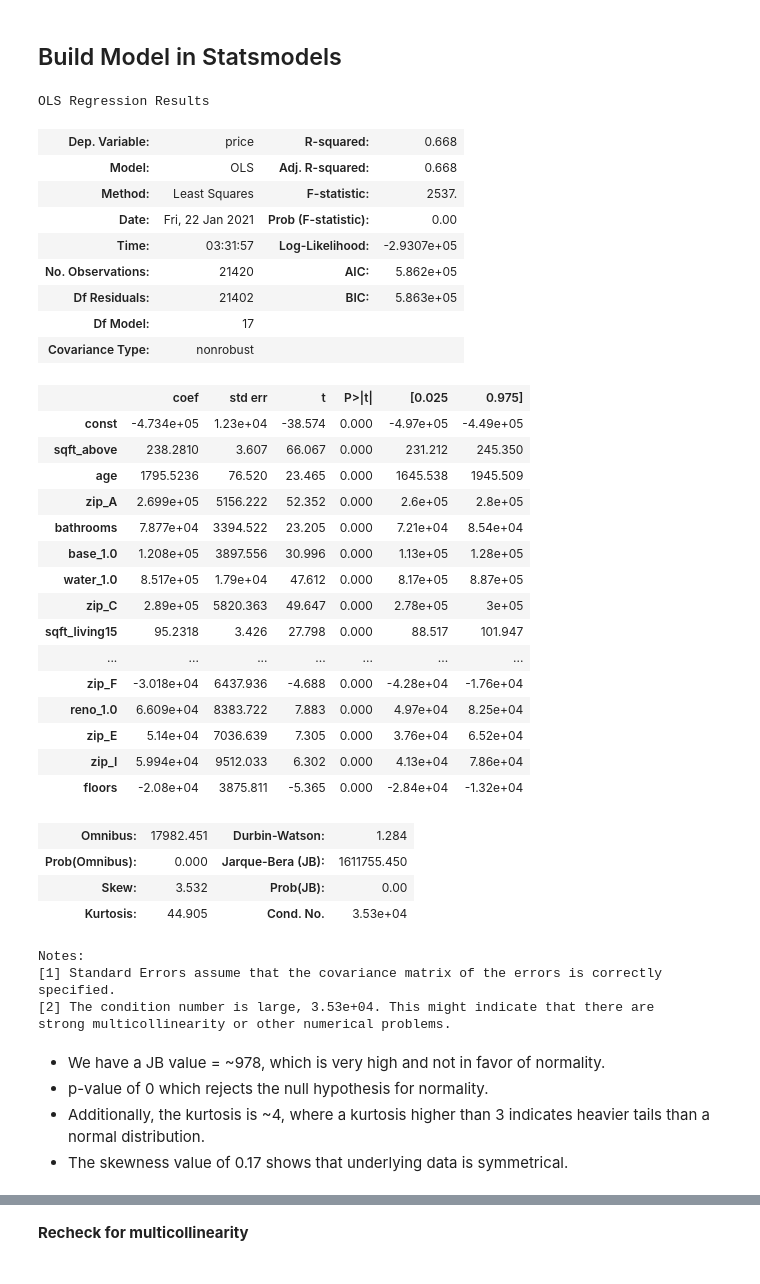
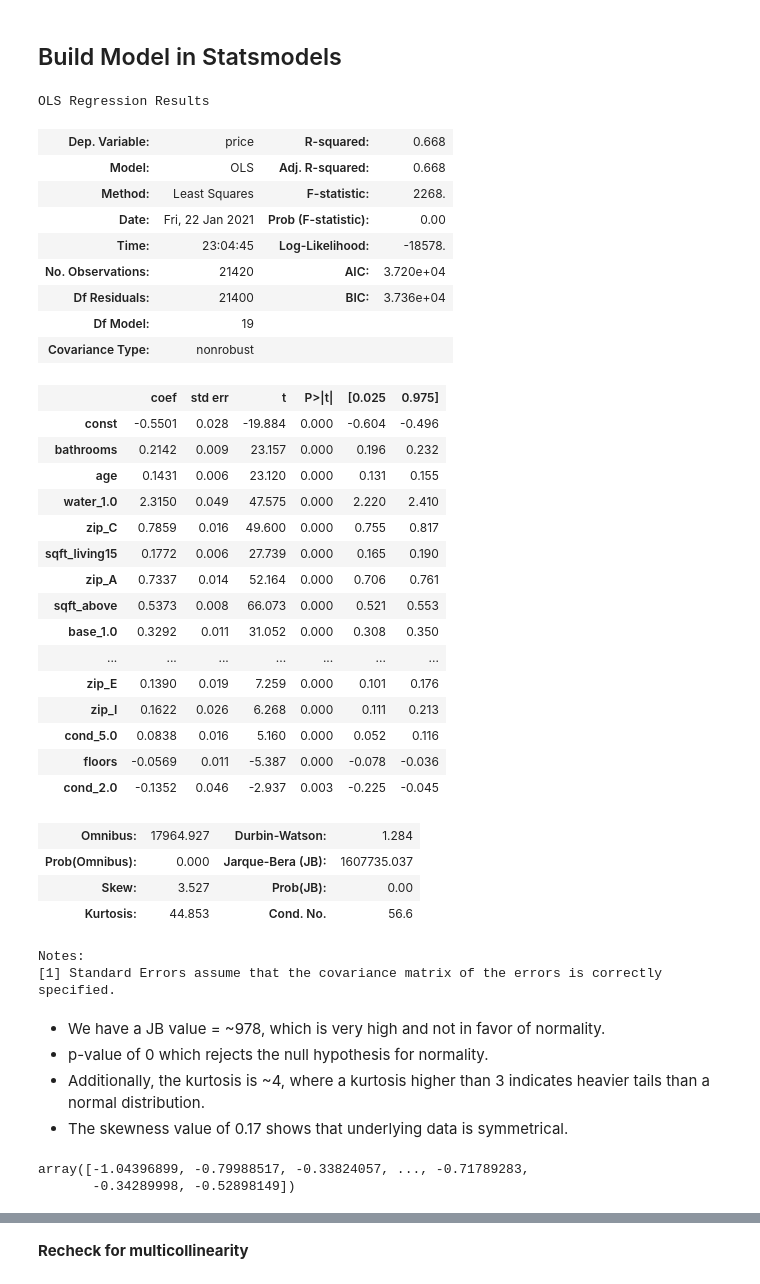
Before and after one commit to baotramduong/Portfolio_Project_Multivariate_Linear_Regression_King_County_Housing, a Jupyter notebook: Part II.A - Machine Learning.ipynb, the cells around one changed output, grey strips where cells are left out. Cells and saved outputs as stored; diff of their text form; code cells hidden in the pictures.

```diff
--- a/Part II.A - Machine Learning.ipynb
+++ b/Part II.A - Machine Learning.ipynb
@@ -42,0 +62,4 @@ Index(['price', 'price_log', 'sqft_above', 'sqft_above_log', 'sqft_lot',
+# %%
+clean.drop(['price', 'sqft_above', 'sqft_lot', 'sqft_living15', 'age'], axis = 1, inplace = True)
+# %%
+clean = pd.concat([clean, clean_continuous_norm], axis = 1)
@@ -45,9 +79,10 @@ Index(['price', 'price_log', 'sqft_above', 'sqft_above_log', 'sqft_lot',
 ## WITH ALL FEATURES (p_value < 0.05) INCLUDED
 # %%
-#including all log-transformed features without neighborhood information
-preprocessed = clean[['price', 'sqft_above', 'sqft_lot', 'sqft_living15', 'sqft_lot15',
-                      'age', 'bedrooms', 'bathrooms', 'floors', 'condition',
+#including all non-log-transformed features without neighborhood information
+preprocessed_A = clean[['price', 'sqft_above', 'sqft_lot', 'sqft_living15', 'sqft_lot15',
+                      'age', 'bedrooms', 'bathrooms', 'floors',
                       'water_1.0', 'base_1.0', 'reno_1.0',
+                      'cond_2.0', 'cond_3.0', 'cond_5.0',
                       'zip_A', 'zip_B', 'zip_C', 'zip_D', 'zip_E', 'zip_F', 'zip_G', 'zip_H', 'zip_I']]
 # %% [markdown]
 With the linear regression, you would interpret log transformed variables as a percentage change. Here’s a quick breakdown: (http://data-slinky.com/2016/09/06/log_trans.html)
@@ -62,6 +97,6 @@ preprocessed.shape
 # %%
-X = preprocessed.drop(['price'], axis=1)
-y = preprocessed['price']
+X = preprocessed_A.drop(['price'], axis = 1)
+y = preprocessed_A['price']
 # %% [markdown]
 ## Perform Stepwise Selection
 # %%
@@ -150,53 +183,64 @@ len(result)
 # %%
 #build initial model in statsmodels
 import statsmodels.api as sm
 
 #interecept is not included by default and should be added manually
 X_in = X[result]
 X_intercept = sm.add_constant(X_in)
 
 #estimation by ordinary least squares (OLS)
-model = sm.OLS(y, X_intercept).fit()
+model_A = sm.OLS(y, X_intercept).fit()
 
 #get summary
-model.summary()
+model_A.summary()
 # %% [output]
 OLS Regression Results
 | Dep. Variable: | price | R-squared: | 0.668 |
 | Model: | OLS | Adj. R-squared: | 0.668 |
-| Method: | Least Squares | F-statistic: | 2537. |
+| Method: | Least Squares | F-statistic: | 2268. |
 | Date: | Fri, 22 Jan 2021 | Prob (F-statistic): | 0.00 |
-| Time: | 03:31:57 | Log-Likelihood: | -2.9307e+05 |
-| No. Observations: | 21420 | AIC: | 5.862e+05 |
-| Df Residuals: | 21402 | BIC: | 5.863e+05 |
-| Df Model: | 17 |  |  |
+| Time: | 23:04:45 | Log-Likelihood: | -18578. |
+| No. Observations: | 21420 | AIC: | 3.720e+04 |
+| Df Residuals: | 21400 | BIC: | 3.736e+04 |
+| Df Model: | 19 |  |  |
 | Covariance Type: | nonrobust |  |  |
 |  | coef | std err | t | P>|t| | [0.025 | 0.975] |
-| const | -4.734e+05 | 1.23e+04 | -38.574 | 0.000 | -4.97e+05 | -4.49e+05 |
-| sqft_above | 238.2810 | 3.607 | 66.067 | 0.000 | 231.212 | 245.350 |
-| age | 1795.5236 | 76.520 | 23.465 | 0.000 | 1645.538 | 1945.509 |
-| zip_A | 2.699e+05 | 5156.222 | 52.352 | 0.000 | 2.6e+05 | 2.8e+05 |
-| bathrooms | 7.877e+04 | 3394.522 | 23.205 | 0.000 | 7.21e+04 | 8.54e+04 |
-| base_1.0 | 1.208e+05 | 3897.556 | 30.996 | 0.000 | 1.13e+05 | 1.28e+05 |
-| water_1.0 | 8.517e+05 | 1.79e+04 | 47.612 | 0.000 | 8.17e+05 | 8.87e+05 |
-| zip_C | 2.89e+05 | 5820.363 | 49.647 | 0.000 | 2.78e+05 | 3e+05 |
-| sqft_living15 | 95.2318 | 3.426 | 27.798 | 0.000 | 88.517 | 101.947 |
+| const | -0.5501 | 0.028 | -19.884 | 0.000 | -0.604 | -0.496 |
+| bathrooms | 0.2142 | 0.009 | 23.157 | 0.000 | 0.196 | 0.232 |
+| age | 0.1431 | 0.006 | 23.120 | 0.000 | 0.131 | 0.155 |
+| water_1.0 | 2.3150 | 0.049 | 47.575 | 0.000 | 2.220 | 2.410 |
+| zip_C | 0.7859 | 0.016 | 49.600 | 0.000 | 0.755 | 0.817 |
+| sqft_living15 | 0.1772 | 0.006 | 27.739 | 0.000 | 0.165 | 0.190 |
+| zip_A | 0.7337 | 0.014 | 52.164 | 0.000 | 0.706 | 0.761 |
+| sqft_above | 0.5373 | 0.008 | 66.073 | 0.000 | 0.521 | 0.553 |
+| base_1.0 | 0.3292 | 0.011 | 31.052 | 0.000 | 0.308 | 0.350 |
 | ... | ... | ... | ... | ... | ... | ... |
-| zip_F | -3.018e+04 | 6437.936 | -4.688 | 0.000 | -4.28e+04 | -1.76e+04 |
-| reno_1.0 | 6.609e+04 | 8383.722 | 7.883 | 0.000 | 4.97e+04 | 8.25e+04 |
-| zip_E | 5.14e+04 | 7036.639 | 7.305 | 0.000 | 3.76e+04 | 6.52e+04 |
-| zip_I | 5.994e+04 | 9512.033 | 6.302 | 0.000 | 4.13e+04 | 7.86e+04 |
-| floors | -2.08e+04 | 3875.811 | -5.365 | 0.000 | -2.84e+04 | -1.32e+04 |
+| zip_E | 0.1390 | 0.019 | 7.259 | 0.000 | 0.101 | 0.176 |
+| zip_I | 0.1622 | 0.026 | 6.268 | 0.000 | 0.111 | 0.213 |
+| cond_5.0 | 0.0838 | 0.016 | 5.160 | 0.000 | 0.052 | 0.116 |
+| floors | -0.0569 | 0.011 | -5.387 | 0.000 | -0.078 | -0.036 |
+| cond_2.0 | -0.1352 | 0.046 | -2.937 | 0.003 | -0.225 | -0.045 |
-| Omnibus: | 17982.451 | Durbin-Watson: | 1.284 |
-| Prob(Omnibus): | 0.000 | Jarque-Bera (JB): | 1611755.450 |
-| Skew: | 3.532 | Prob(JB): | 0.00 |
-| Kurtosis: | 44.905 | Cond. No. | 3.53e+04 |
+| Omnibus: | 17964.927 | Durbin-Watson: | 1.284 |
+| Prob(Omnibus): | 0.000 | Jarque-Bera (JB): | 1607735.037 |
+| Skew: | 3.527 | Prob(JB): | 0.00 |
+| Kurtosis: | 44.853 | Cond. No. | 56.6 |
 Notes:
 [1] Standard Errors assume that the covariance matrix of the errors is correctly specified.
-[2] The condition number is large, 3.53e+04. This might indicate that there are
-strong multicollinearity or other numerical problems.
 # %% [markdown]
 * We have a JB value = ~978, which is very high and not in favor of normality.
 * p-value of 0 which rejects the null hypothesis for normality.
 * Additionally, the kurtosis is ~4, where a kurtosis higher than 3 indicates heavier tails than a normal distribution.
 * The skewness value of 0.17 shows that underlying data is symmetrical.
+# %%
+#create linear regression object
+linreg = LinearRegression()
+
+#fit model
+linreg.fit(X[result], y)
+
+#predict yhat using our model
+yhat = linreg.predict(X[result])
+yhat
+# %% [output]
+array([-1.04396899, -0.79988517, -0.33824057, ..., -0.71789283,
+       -0.34289998, -0.52898149])
```
Also changed, not shown: parts of 43 cells of this notebook.
